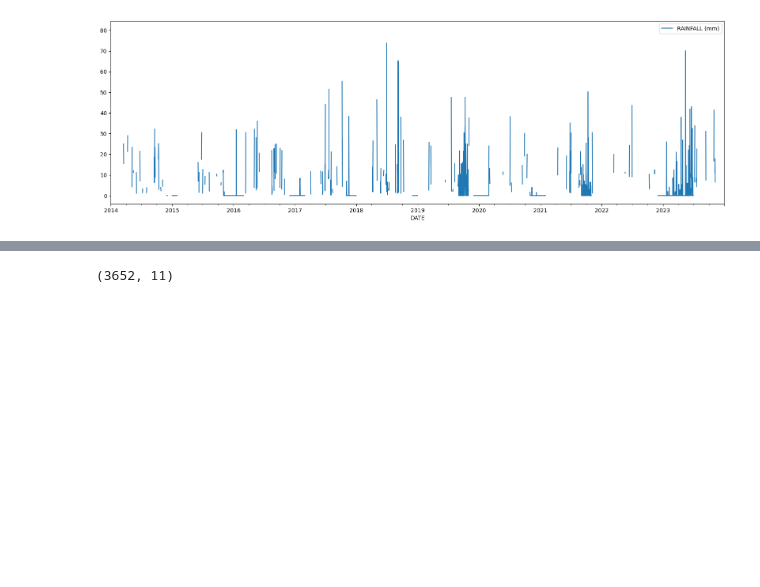
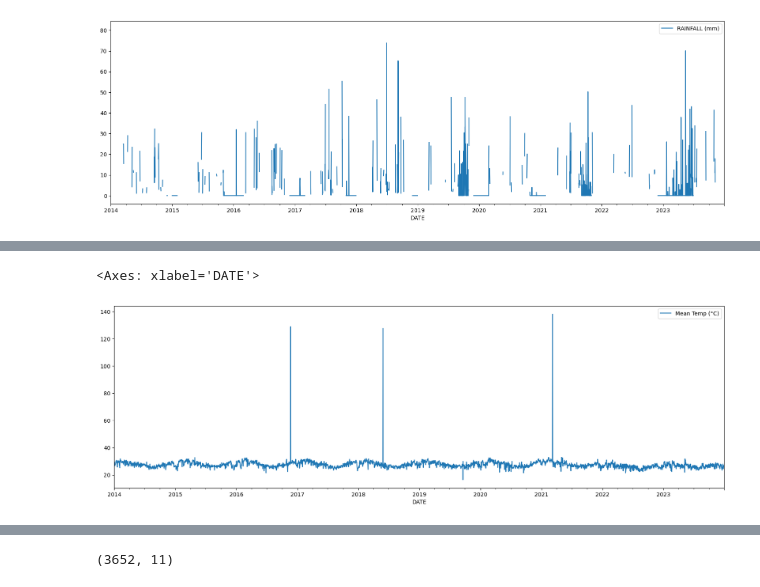
Before and after one commit to Kennyvic/weather-forecast-project, a Jupyter notebook: note1.ipynb, the cells around one changed output, grey strips where cells are left out. Drawn from its saved outputs; the diff is of its cells as text; code cells hidden in the pictures; blank space fills up the shorter version.

```diff
--- a/note1.ipynb
+++ b/note1.ipynb
@@ -75,0 +62,6 @@ data.plot(x='DATE', y='RAINFALL (mm)', figsize=(20,6))
+# %%
+data['Mean Temp (°C)'] = pd.to_numeric(data['Mean Temp (°C)'], errors='coerce')
+data.plot(x='DATE', y='Mean Temp (°C)', figsize=(20,6))
+# %% [output]
+<Axes: xlabel='DATE'>
+[figure, added]
```
Also changed, not shown: parts of 13 cells of this notebook.
